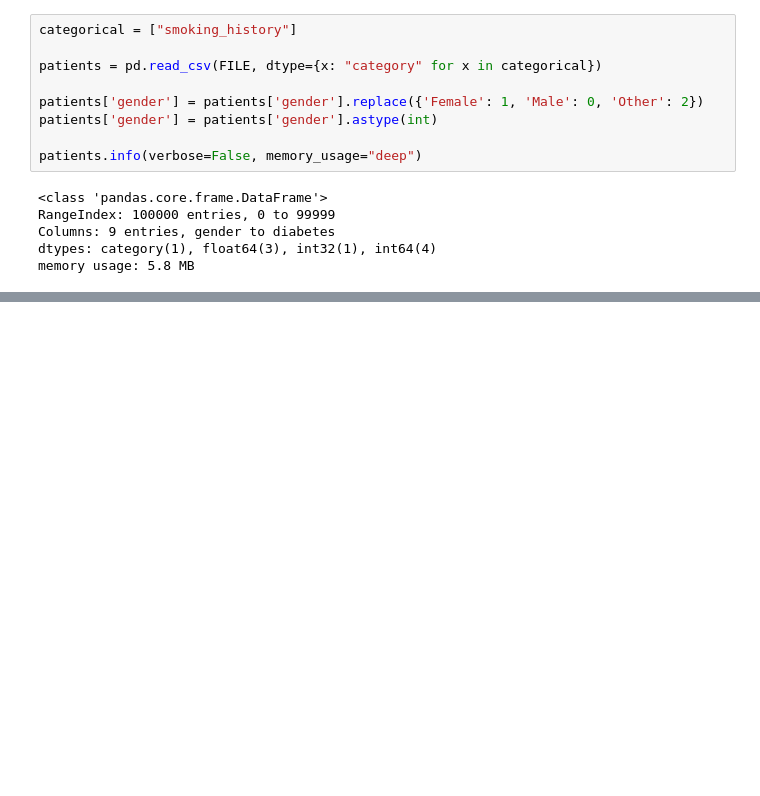
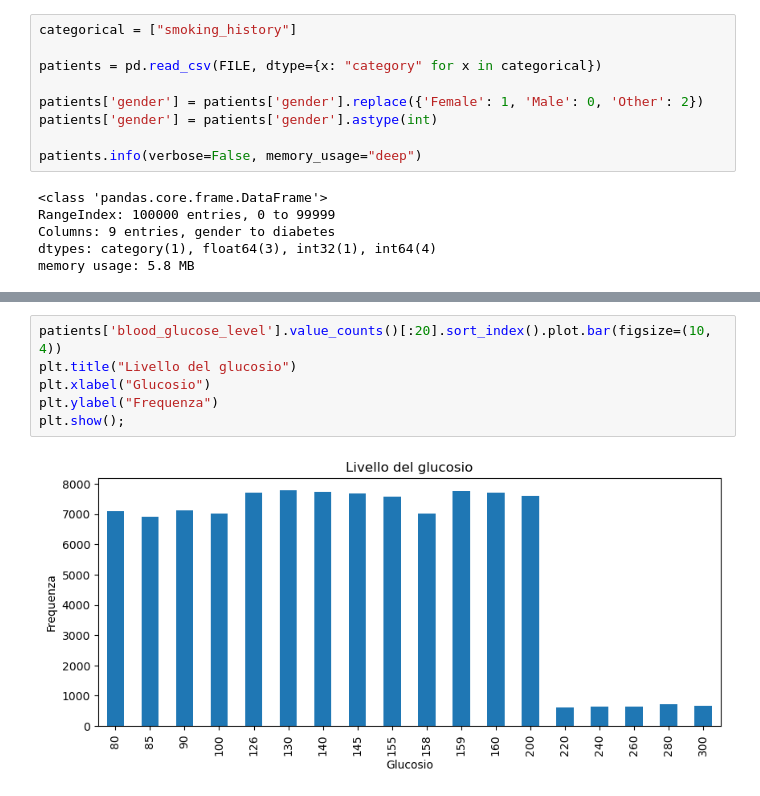
Before and after one commit to LorenzoRigoni/DIA24-Diabetes-Prediction, a Jupyter notebook: Diabetes_prediction.ipynb, the cells around one changed output, grey strips where cells are left out. Cells and saved outputs as stored; diff of their text form; blank space fills up the shorter version.

```diff
--- a/Diabetes_prediction.ipynb
+++ b/Diabetes_prediction.ipynb
@@ -96,0 +128,8 @@ memory usage: 5.8 MB
+# %%
+patients['blood_glucose_level'].value_counts()[:20].sort_index().plot.bar(figsize=(10, 4))
+plt.title("Livello del glucosio")
+plt.xlabel("Glucosio")
+plt.ylabel("Frequenza")
+plt.show();
+# %% [output]
+[figure, added]
```
Also changed, not shown: parts of 9 cells of this notebook.
